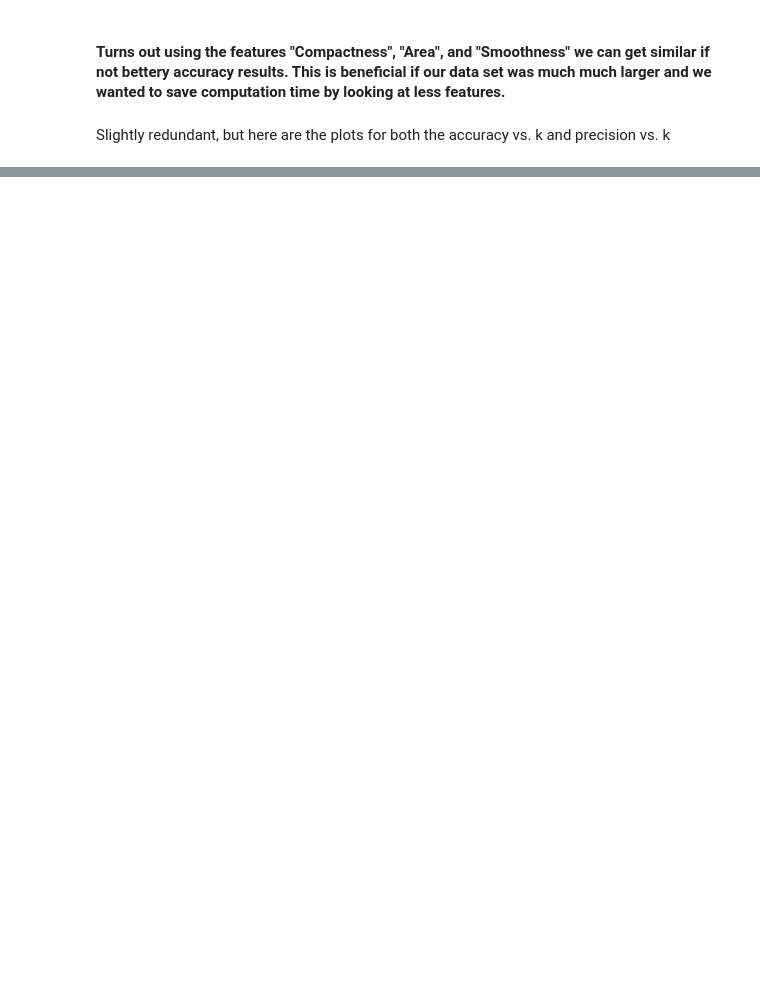
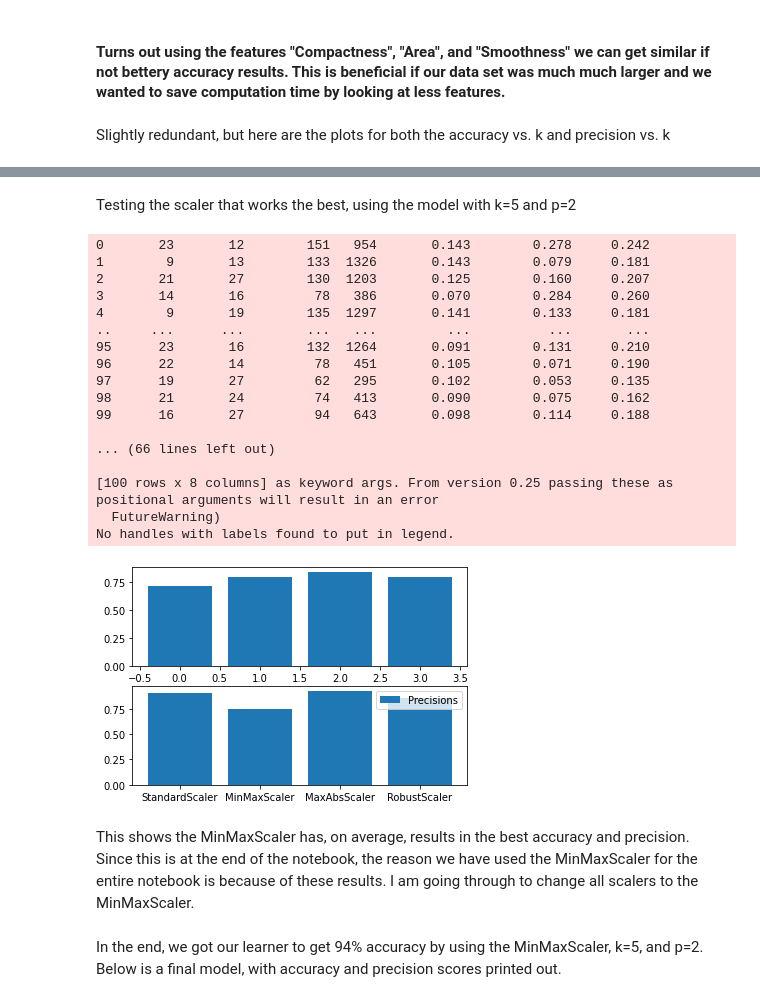
Before and after one commit to tuckert23/assignment_5, a Jupyter notebook: knn_notebook3.ipynb, the cells around one changed output, grey strips where cells are left out. Drawn from its saved outputs; the diff is of its cells as text; code cells hidden in the pictures; blank space fills up the shorter version.

Commit message:
got accuracy up to 94%

```diff
--- a/knn_notebook3.ipynb
+++ b/knn_notebook3.ipynb
@@ -316,0 +302,66 @@ plt.show()
+# %% [markdown]
+Testing the scaler that works the best, using the model with k=5 and p=2
+# %%
+from sklearn.preprocessing import StandardScaler
+from sklearn.preprocessing import MinMaxScaler
+from sklearn.preprocessing import RobustScaler
+
+# resetting the data
+x = df[["radius", "texture", "perimeter", "area", "smoothness",
+        "compactness", "symmetry", "fractal_dimension"]]
+y = df["diagnosis_result"]
+x_copy = x
+
+scalers = [StandardScaler, MinMaxScaler, MaxAbsScaler, RobustScaler]
+accuracies = []
+precisions = []
+
+
+
+
+for scaler in scalers:
+    x = x_copy
+    scaler(x, copy=False)
+    x_train, x_test, y_train, y_test = train_test_split(x, y, shuffle=True)
+    model = KNeighborsClassifier(n_neighbors=7, p=2)
+    model.fit(x_train, y_train)
+    y_pred = model.predict(x_test)
+    accuracies.append(accuracy_score(y_test, y_pred))
+    precisions.append(precision_score(y_test, y_pred))
+
+spots = [i for i in range(4)]
+fig, axs = plt.subplots(nrows=2, ncols=1)
+axs[0].bar(spots, accuracies, label="Accuracies")
+plt.legend()
+axs[1].bar(spots, precisions, label="Precisions")
+axs[1].set_xticks(spots)
+axs[1].set_xticklabels(["StandardScaler", "MinMaxScaler", "MaxAbsScaler", "RobustScaler"])
+plt.legend()
+plt.show()
+# %% [output]
+0       23       12        151   954       0.143        0.278     0.242
+1        9       13        133  1326       0.143        0.079     0.181
+2       21       27        130  1203       0.125        0.160     0.207
+3       14       16         78   386       0.070        0.284     0.260
+4        9       19        135  1297       0.141        0.133     0.181
+..     ...      ...        ...   ...         ...          ...       ...
+95      23       16        132  1264       0.091        0.131     0.210
+96      22       14         78   451       0.105        0.071     0.190
+97      19       27         62   295       0.102        0.053     0.135
+98      21       24         74   413       0.090        0.075     0.162
+99      16       27         94   643       0.098        0.114     0.188
+
+... (66 lines left out)
+
+[100 rows x 8 columns] as keyword args. From version 0.25 passing these as positional arguments will result in an error
+  FutureWarning)
+No handles with labels found to put in legend.
+[figure, added]
+# %% [markdown]
+This shows the MinMaxScaler has, on average, results in the best accuracy and precision.
+Since this is at the end of the notebook, the reason we have used the MinMaxScaler
+for the entire notebook is because of these results. I am going through to change all scalers to
+the MinMaxScaler.
+# %% [markdown]
+In the end, we got our learner to get 94% accuracy by using the MinMaxScaler, k=5, and p=2. Below is
+a final model, with accuracy and precision scores printed out.
```
Also changed, not shown: parts of 13 cells of this notebook.
